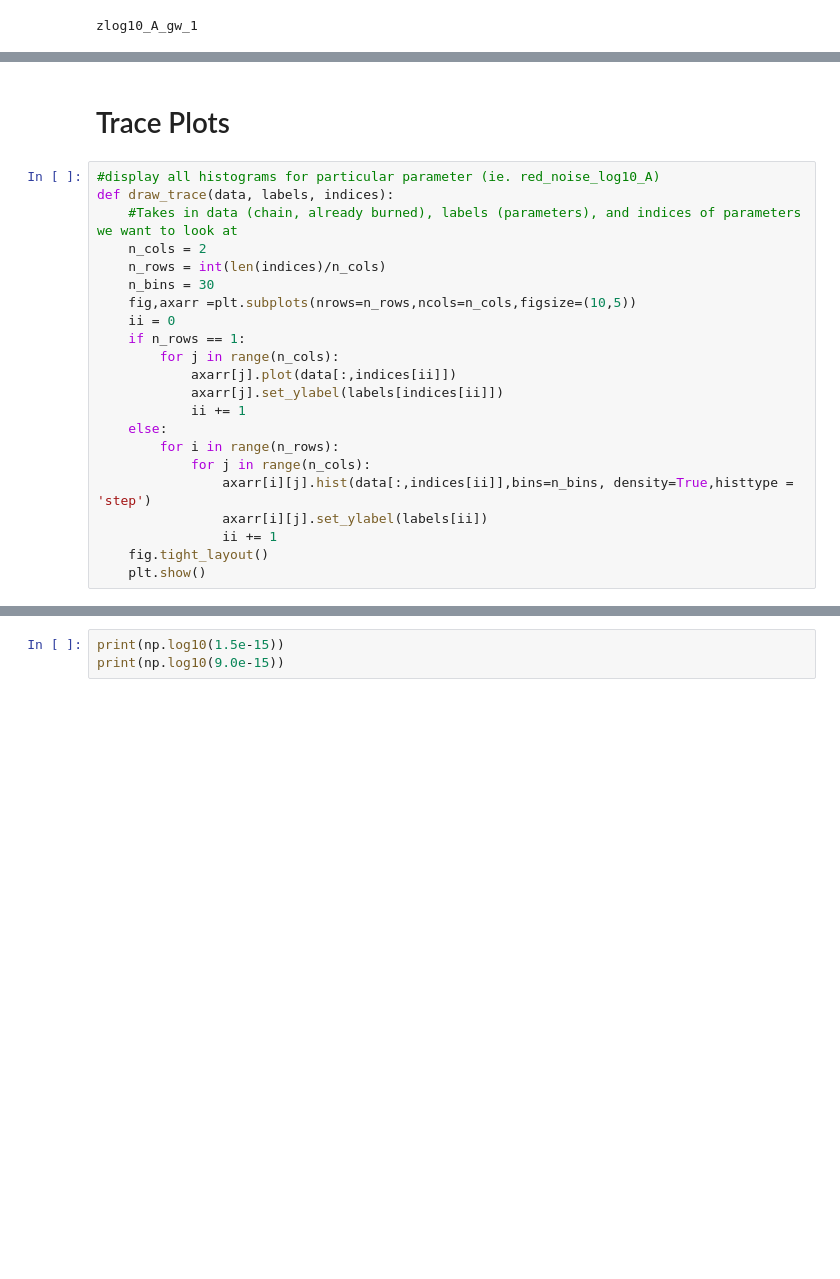
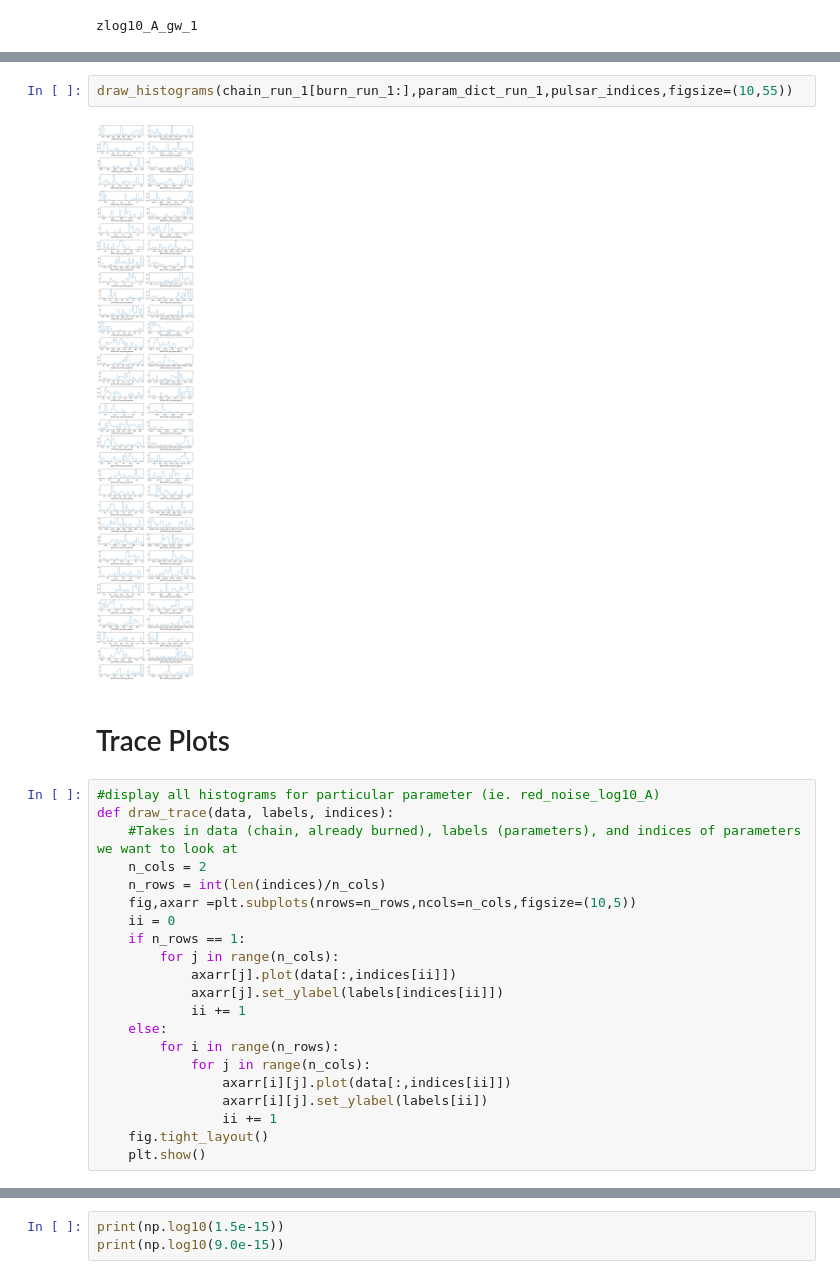
Before and after one commit to LBJ-Wade/NANOGrav, a Jupyter notebook: BackgroundInjections/Plotz.ipynb, the cells around one changed output, grey strips where cells are left out. Cells and saved outputs as stored; diff of their text form; blank space fills up the shorter version.

```diff
--- a/BackgroundInjections/Plotz.ipynb
+++ b/BackgroundInjections/Plotz.ipynb
@@ -77,3 +80,7 @@ zlog10_A_gw_2
+# %%
+draw_histograms(chain_run_1[burn_run_1:],param_dict_run_1,pulsar_indices,figsize=(10,55))
+# %% [output]
+[figure, added]
 # %% [markdown]
 # Trace Plots
 # %%
@@ -82,7 +89,6 @@ def draw_trace(data, labels, indices):
     #Takes in data (chain, already burned), labels (parameters), and indices of parameters we want to look at
     n_cols = 2
     n_rows = int(len(indices)/n_cols)
-    n_bins = 30
     fig,axarr =plt.subplots(nrows=n_rows,ncols=n_cols,figsize=(10,5))
     ii = 0
     if n_rows == 1:
@@ -93,7 +99,7 @@ def draw_trace(data, labels, indices):
     else:
         for i in range(n_rows):
             for j in range(n_cols):
-                axarr[i][j].hist(data[:,indices[ii]],bins=n_bins, density=True,histtype = 'step')
+                axarr[i][j].plot(data[:,indices[ii]])
                 axarr[i][j].set_ylabel(labels[ii])
                 ii += 1
     fig.tight_layout()
```
Also changed, not shown: parts of 6 cells of this notebook, 8 other files.
